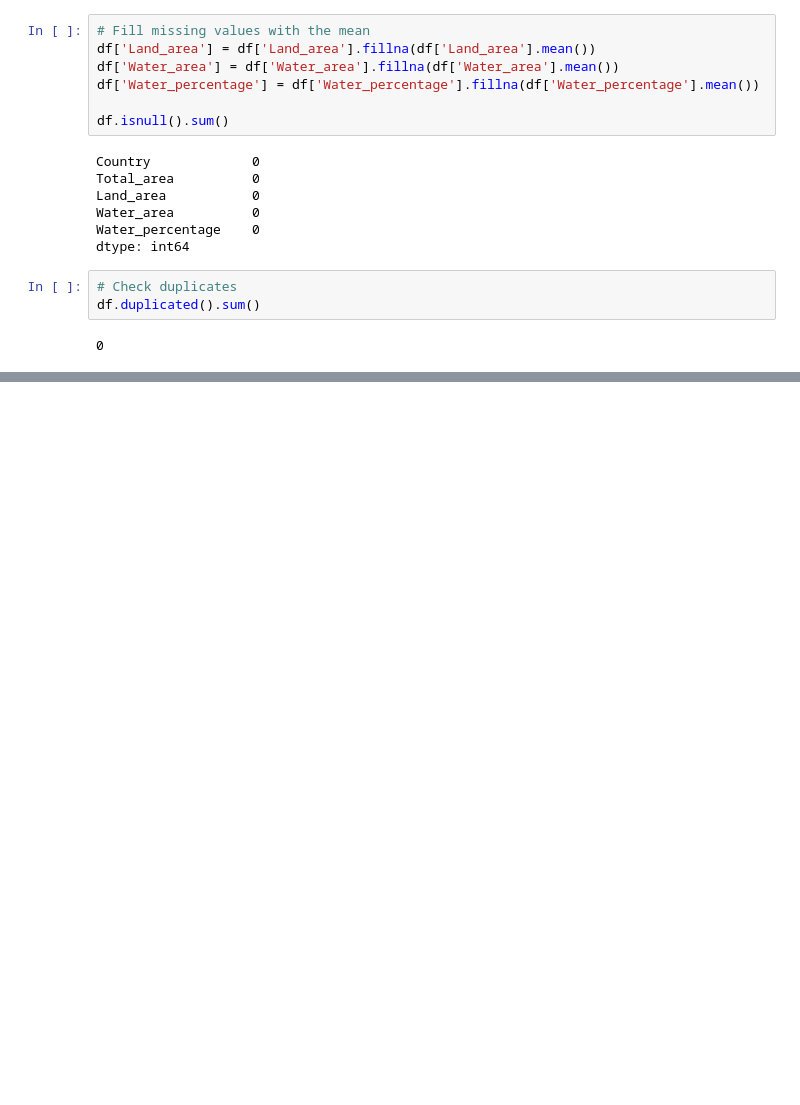
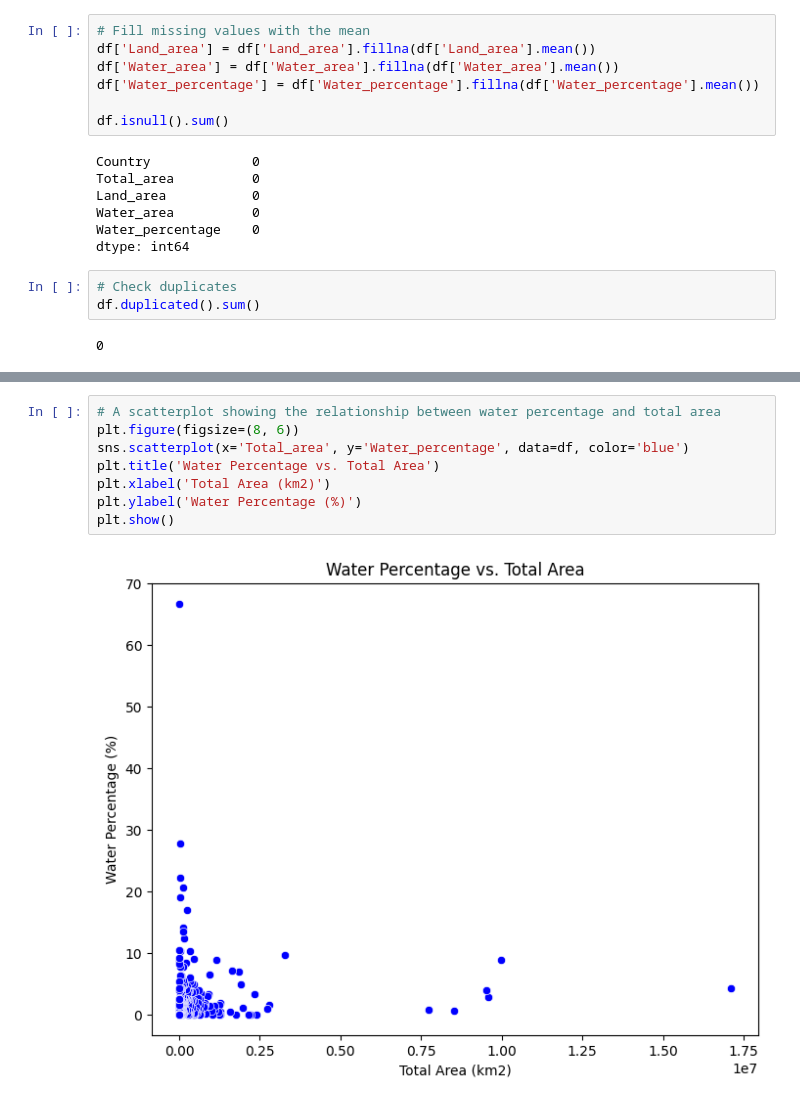
Before and after one commit to samwanyua/Python-Machine-Learning-Tutorial, a Jupyter notebook: Python/python_basics.ipynb, the cells around one changed output, grey strips where cells are left out. Saved outputs shown, nothing was run; the diff lists cells and outputs as text; blank space fills up the shorter version.

```diff
--- a/Python/python_basics.ipynb
+++ b/Python/python_basics.ipynb
@@ -1254,0 +1325,10 @@ df.duplicated().sum()
+# %%
+# A scatterplot showing the relationship between water percentage and total area
+plt.figure(figsize=(8, 6))
+sns.scatterplot(x='Total_area', y='Water_percentage', data=df, color='blue')
+plt.title('Water Percentage vs. Total Area')
+plt.xlabel('Total Area (km2)')
+plt.ylabel('Water Percentage (%)')
+plt.show()
+# %% [output]
+[figure, added]
```
Also changed, not shown: parts of 12 cells of this notebook.
